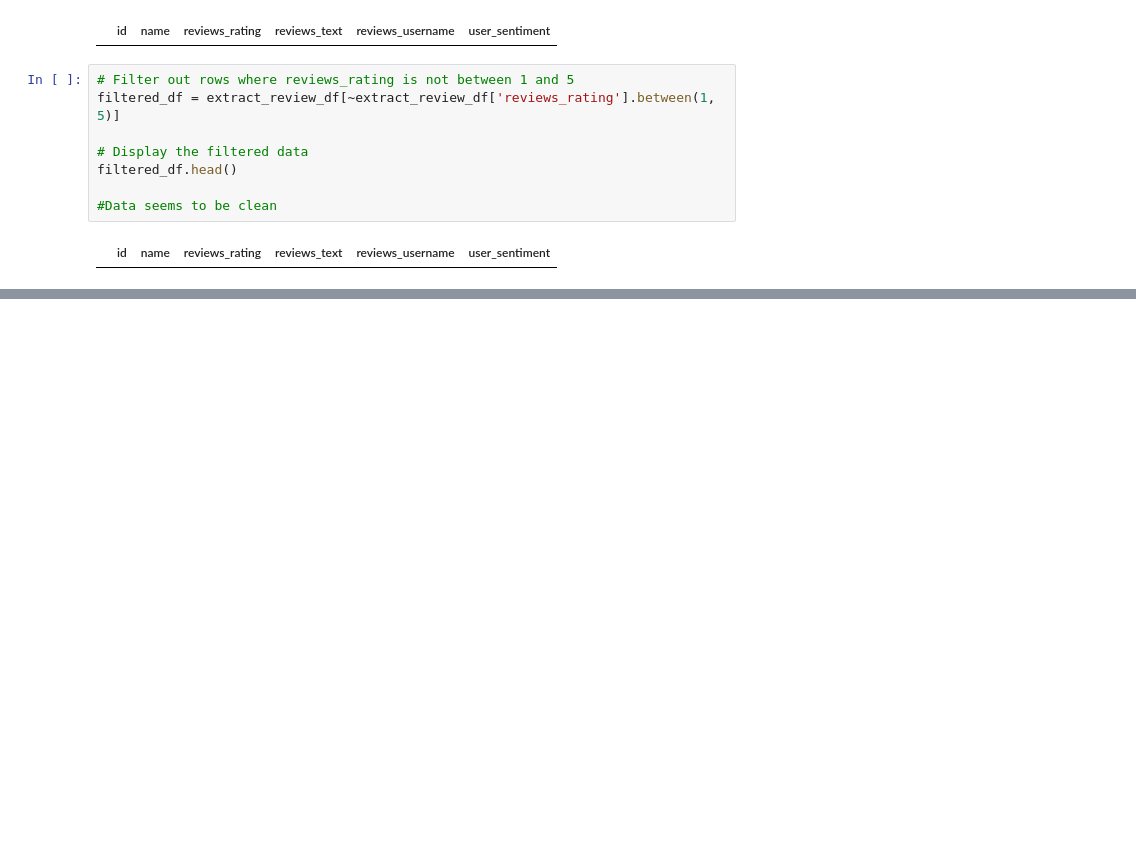
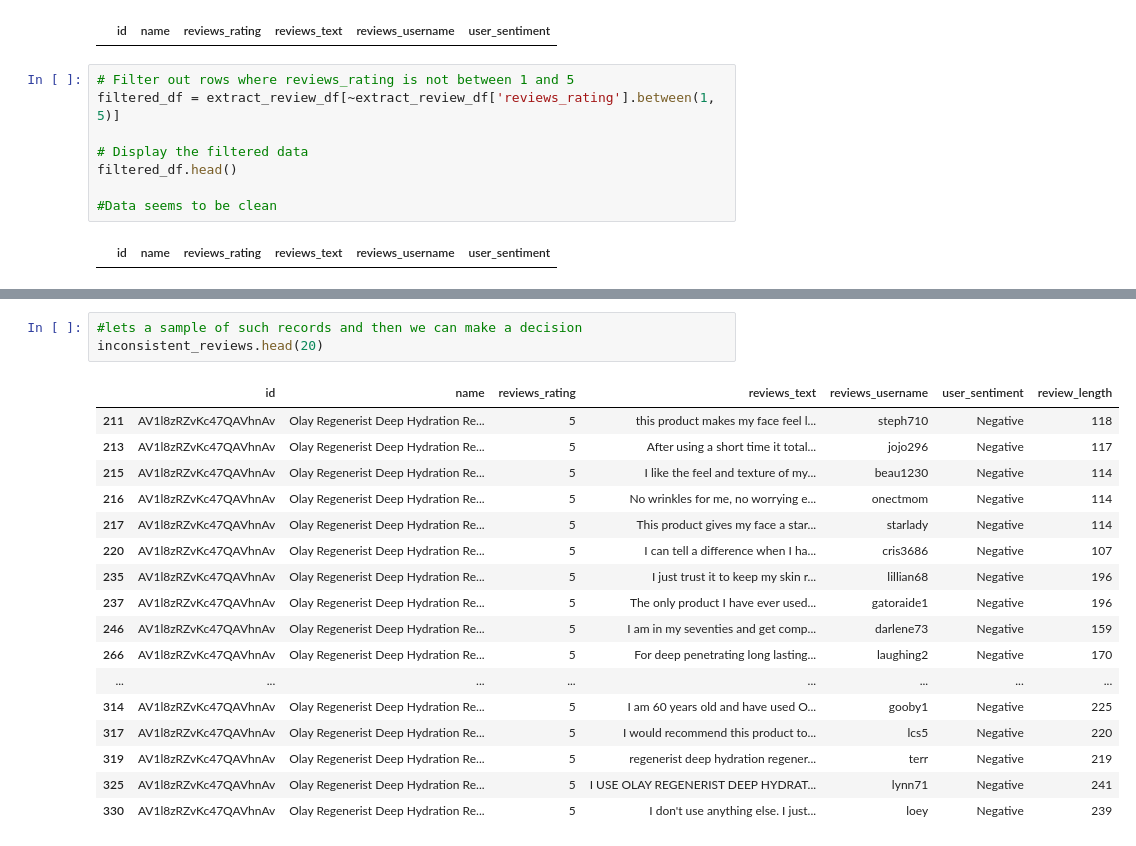
Before and after one commit to ayanmitra2021/GenAI_Capstone_Project, a Jupyter notebook: GenAI_Capstone_Project.ipynb, the cells around one changed output, grey strips where cells are left out. Drawn from its saved outputs; the diff is of its cells as text; blank space fills up the shorter version.

```diff
--- a/GenAI_Capstone_Project.ipynb
+++ b/GenAI_Capstone_Project.ipynb
@@ -174,0 +248,21 @@ filtered_df.head()
+# %%
+#lets a sample of such records and then we can make a decision
+inconsistent_reviews.head(20)
+# %% [output]
+|  | id | name | reviews_rating | reviews_text | reviews_username | user_sentiment | review_length |
+| 211 | AV1l8zRZvKc47QAVhnAv | Olay Regenerist Deep Hydration Re... | 5 | this product makes my face feel l... | steph710 | Negative | 118 |
+| 213 | AV1l8zRZvKc47QAVhnAv | Olay Regenerist Deep Hydration Re... | 5 | After using a short time it total... | jojo296 | Negative | 117 |
+| 215 | AV1l8zRZvKc47QAVhnAv | Olay Regenerist Deep Hydration Re... | 5 | I like the feel and texture of my... | beau1230 | Negative | 114 |
+| 216 | AV1l8zRZvKc47QAVhnAv | Olay Regenerist Deep Hydration Re... | 5 | No wrinkles for me, no worrying e... | onectmom | Negative | 114 |
+| 217 | AV1l8zRZvKc47QAVhnAv | Olay Regenerist Deep Hydration Re... | 5 | This product gives my face a star... | starlady | Negative | 114 |
+| 220 | AV1l8zRZvKc47QAVhnAv | Olay Regenerist Deep Hydration Re... | 5 | I can tell a difference when I ha... | cris3686 | Negative | 107 |
+| 235 | AV1l8zRZvKc47QAVhnAv | Olay Regenerist Deep Hydration Re... | 5 | I just trust it to keep my skin r... | lillian68 | Negative | 196 |
+| 237 | AV1l8zRZvKc47QAVhnAv | Olay Regenerist Deep Hydration Re... | 5 | The only product I have ever used... | gatoraide1 | Negative | 196 |
+| 246 | AV1l8zRZvKc47QAVhnAv | Olay Regenerist Deep Hydration Re... | 5 | I am in my seventies and get comp... | darlene73 | Negative | 159 |
+| 266 | AV1l8zRZvKc47QAVhnAv | Olay Regenerist Deep Hydration Re... | 5 | For deep penetrating long lasting... | laughing2 | Negative | 170 |
+| ... | ... | ... | ... | ... | ... | ... | ... |
+| 314 | AV1l8zRZvKc47QAVhnAv | Olay Regenerist Deep Hydration Re... | 5 | I am 60 years old and have used O... | gooby1 | Negative | 225 |
+| 317 | AV1l8zRZvKc47QAVhnAv | Olay Regenerist Deep Hydration Re... | 5 | I would recommend this product to... | lcs5 | Negative | 220 |
+| 319 | AV1l8zRZvKc47QAVhnAv | Olay Regenerist Deep Hydration Re... | 5 | regenerist deep hydration regener... | terr | Negative | 219 |
+| 325 | AV1l8zRZvKc47QAVhnAv | Olay Regenerist Deep Hydration Re... | 5 | I USE OLAY REGENERIST DEEP HYDRAT... | lynn71 | Negative | 241 |
+| 330 | AV1l8zRZvKc47QAVhnAv | Olay Regenerist Deep Hydration Re... | 5 | I don't use anything else. I just... | loey | Negative | 239 |
```
Also changed, not shown: parts of 9 cells of this notebook.
